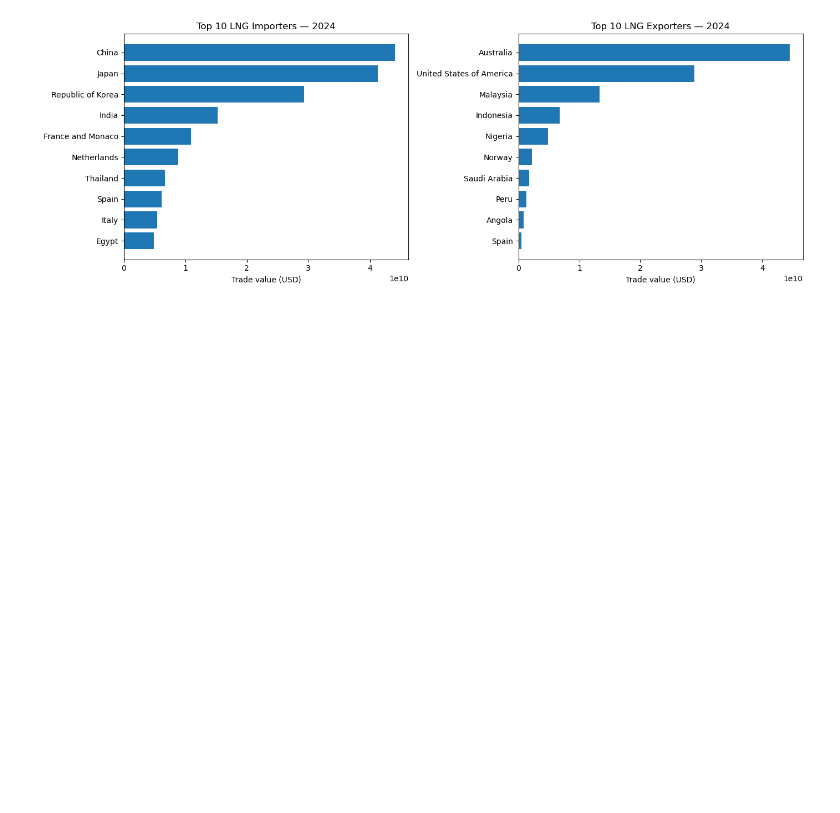
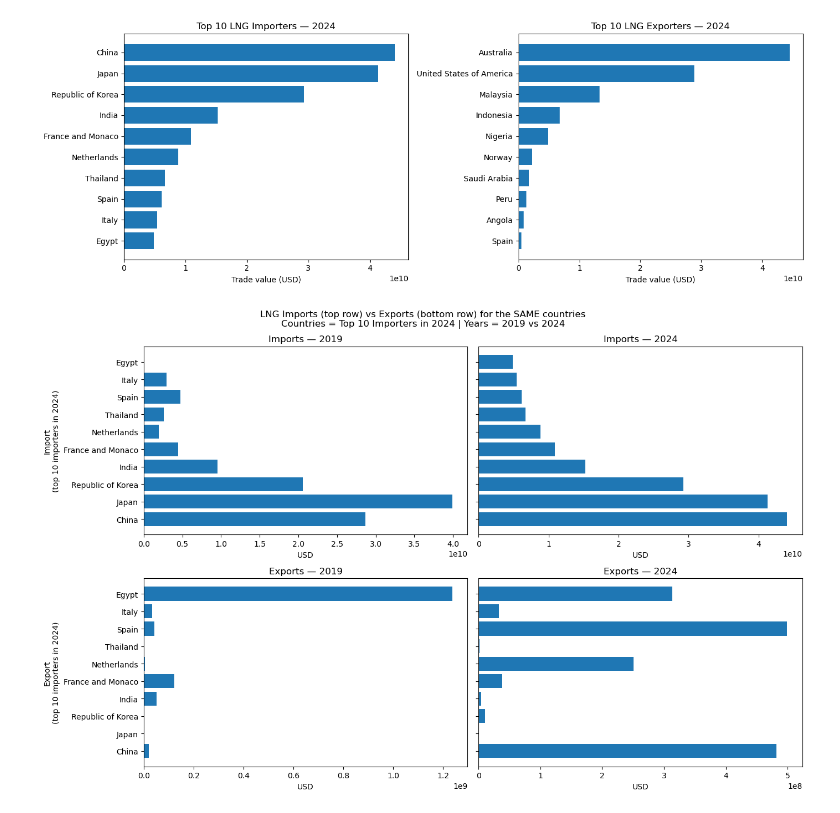
Before and after one commit to ron309/JEM_207-Data_Processing_in_Python_Projecct, a Jupyter notebook: Analysis.ipynb, the cells around one changed output. Cells and saved outputs as stored; diff of their text form; code cells hidden in the pictures; blank space fills up the shorter version.

Commit message:
update analysis notebook with latest findings, next will be to check structural shift of countries and simialr analysis for export side as well. Then, we move to seasonal analysis

```diff
--- a/Analysis.ipynb
+++ b/Analysis.ipynb
@@ -619,4 +619,63 @@ plt.show()
 # %% [output]
 [figure]
 # %%
-# Next, Rank top 5-8 countries and compare the positions over several years, to check which countries changed the most
+ref_year = 2024
+compare_years = [2019, 2024]
+N = 10
+product = "LNG (271111)"
+
+# Define the shared country list from top IMPORTERS in ref_year
+ref_tbl = top_countries(
+    annual_country,
+    year=ref_year,
+    product=product,
+    flow="Import",
+    n=N
+)
+order = ref_tbl.sort_values("rank")["reporter"].tolist()
+
+fig, axes = plt.subplots(
+    nrows=2, ncols=len(compare_years),
+    figsize=(14, 9),
+    sharey=True
+)
+
+for r, flow in enumerate(["Import", "Export"]):
+    #  Pull data for  years for this flow, but only for the shared order
+    sub = annual_country[
+        (annual_country["refYear"].isin(compare_years)) &
+        (annual_country["product"] == product) &
+        (annual_country["flow"] == flow) &
+        (annual_country["reporter"].isin(order))
+    ][["refYear", "reporter", "value_usd"]].copy()
+
+    # Build a complet grid (all reporters × all years) and fill missing with 0
+    grid = (
+        pd.MultiIndex.from_product([compare_years, order], names=["refYear", "reporter"])
+        .to_frame(index=False)
+        .merge(sub, on=["refYear", "reporter"], how="left")
+    )
+    grid["value_usd"] = grid["value_usd"].fillna(0)
+
+    grid["reporter"] = pd.Categorical(grid["reporter"], categories=order, ordered=True)
+
+    # Plot each year as a column
+    for c, y in enumerate(compare_years):
+        ax = axes[r, c]
+        tmp = grid[grid["refYear"] == y].sort_values("reporter")
+
+        ax.barh(tmp["reporter"], tmp["value_usd"])
+        ax.set_title(f"{flow}s — {y}")
+        ax.set_xlabel("USD")
+        if c == 0:
+            ax.set_ylabel(f"{flow}\n(top {N} importers in {ref_year})")
+
+plt.suptitle(
+    f"LNG Imports (top row) vs Exports (bottom row) for the SAME countries\n"
+    f"Countries = Top {N} Importers in {ref_year} | Years = {compare_years[0]} vs {compare_years[1]}",
+    y=0.98
+)
+plt.tight_layout()
+plt.show()
+# %% [output]
+[figure, added]
```
Also changed, not shown: parts of 2 cells of this notebook.
